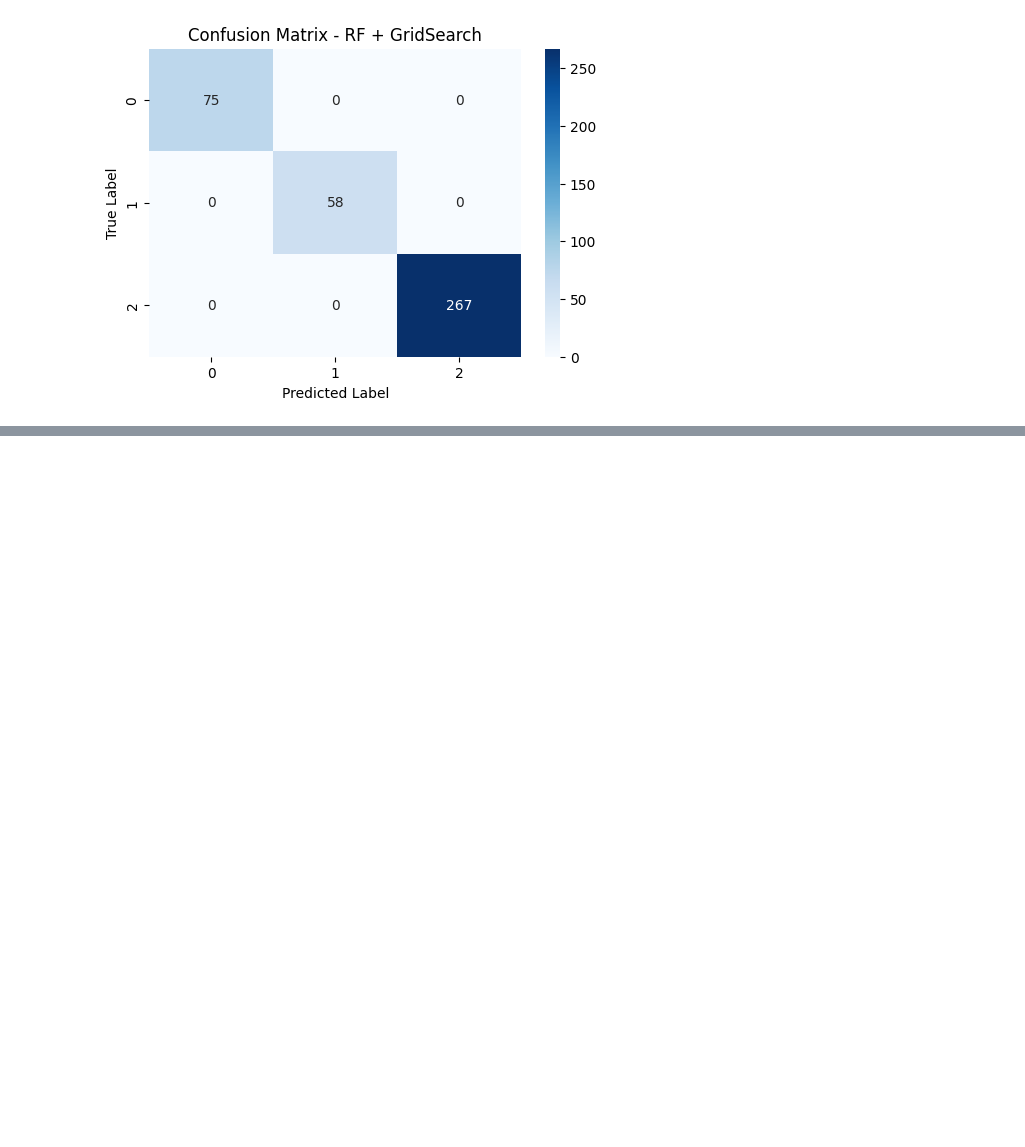
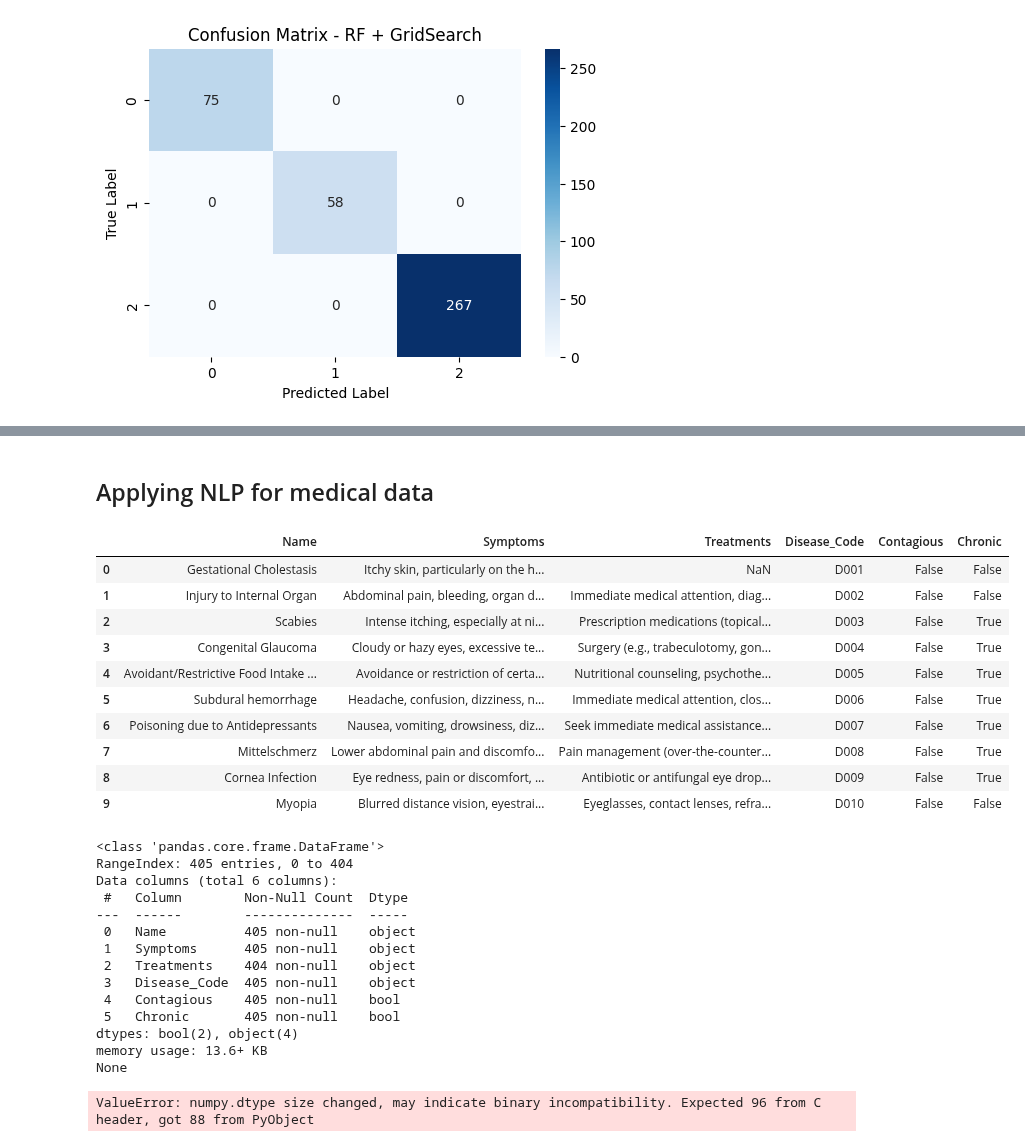
Before and after one commit to maxvonlancaster/nlp-fuzzy, a Jupyter notebook: src/medical.ipynb, the cells around one changed output, grey strips where cells are left out. Cells and saved outputs as stored; diff of their text form; code cells hidden in the pictures; blank space fills up the shorter version.

```diff
--- a/src/medical.ipynb
+++ b/src/medical.ipynb
@@ -430,0 +436,40 @@ weighted avg       1.00      1.00      1.00       400
+# %% [markdown]
+## Applying NLP for medical data
+# %%
+import pandas as pd
+
+data = pd.read_csv('../resources/medical/Diseases_Symptoms.csv')
+display(data.head(10))
+print(data.info())
+# %% [output]
+|  | Name | Symptoms | Treatments | Disease_Code | Contagious | Chronic |
+| 0 | Gestational Cholestasis | Itchy skin, particularly on the h... | NaN | D001 | False | False |
+| 1 | Injury to Internal Organ | Abdominal pain, bleeding, organ d... | Immediate medical attention, diag... | D002 | False | False |
+| 2 | Scabies | Intense itching, especially at ni... | Prescription medications (topical... | D003 | False | True |
+| 3 | Congenital Glaucoma | Cloudy or hazy eyes, excessive te... | Surgery (e.g., trabeculotomy, gon... | D004 | False | True |
+| 4 | Avoidant/Restrictive Food Intake ... | Avoidance or restriction of certa... | Nutritional counseling, psychothe... | D005 | False | True |
+| 5 | Subdural hemorrhage | Headache, confusion, dizziness, n... | Immediate medical attention, clos... | D006 | False | True |
+| 6 | Poisoning due to Antidepressants | Nausea, vomiting, drowsiness, diz... | Seek immediate medical assistance... | D007 | False | True |
+| 7 | Mittelschmerz | Lower abdominal pain and discomfo... | Pain management (over-the-counter... | D008 | False | True |
+| 8 | Cornea Infection | Eye redness, pain or discomfort, ... | Antibiotic or antifungal eye drop... | D009 | False | True |
+| 9 | Myopia | Blurred distance vision, eyestrai... | Eyeglasses, contact lenses, refra... | D010 | False | False |
+<class 'pandas.core.frame.DataFrame'>
+RangeIndex: 405 entries, 0 to 404
+Data columns (total 6 columns):
+ #   Column        Non-Null Count  Dtype
+---  ------        --------------  -----
+ 0   Name          405 non-null    object
+ 1   Symptoms      405 non-null    object
+ 2   Treatments    404 non-null    object
+ 3   Disease_Code  405 non-null    object
+ 4   Contagious    405 non-null    bool
+ 5   Chronic       405 non-null    bool
+dtypes: bool(2), object(4)
+memory usage: 13.6+ KB
+None
+# %%
+import gensim.downloader as api
+
+corpus = api.load('glove-wiki-gigaword-100')
+# %% [output]
+ValueError: numpy.dtype size changed, may indicate binary incompatibility. Expected 96 from C header, got 88 from PyObject
```
Also changed, not shown: parts of 1 cell of this notebook.
